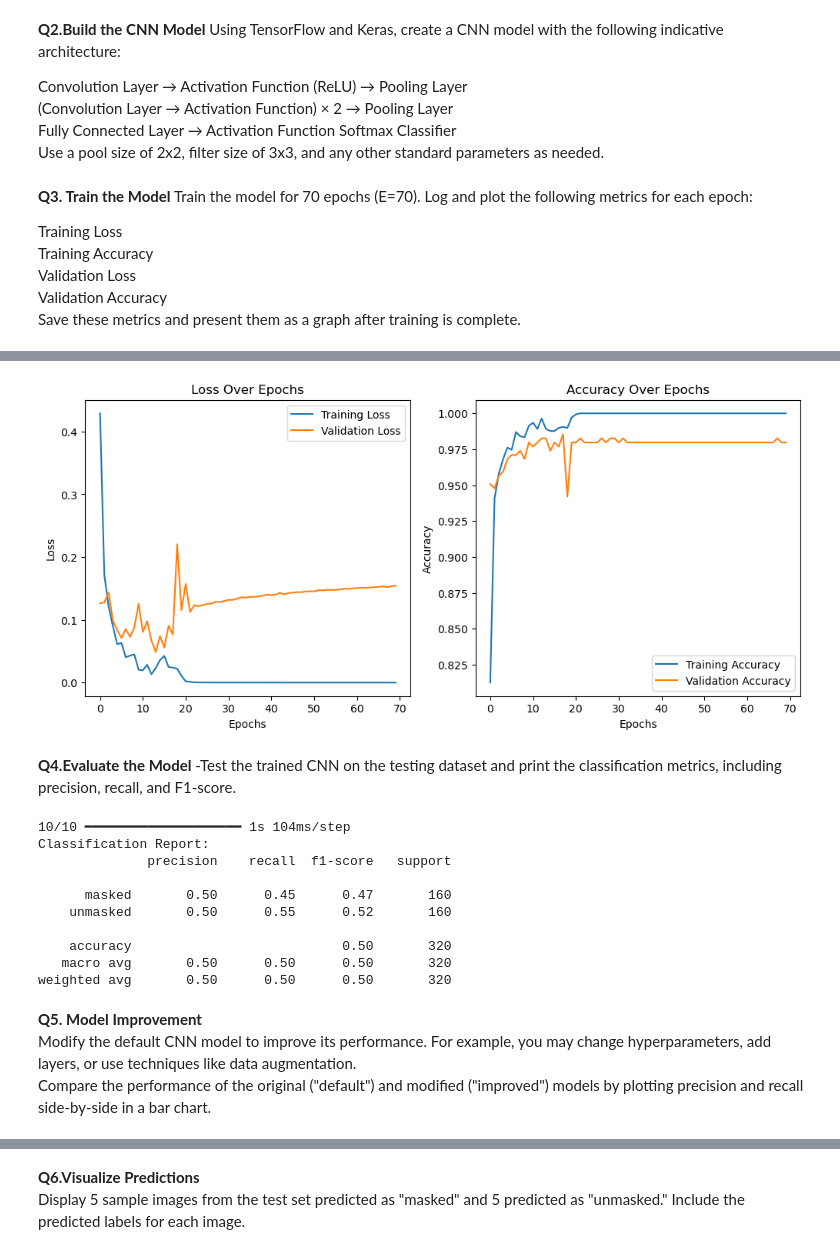
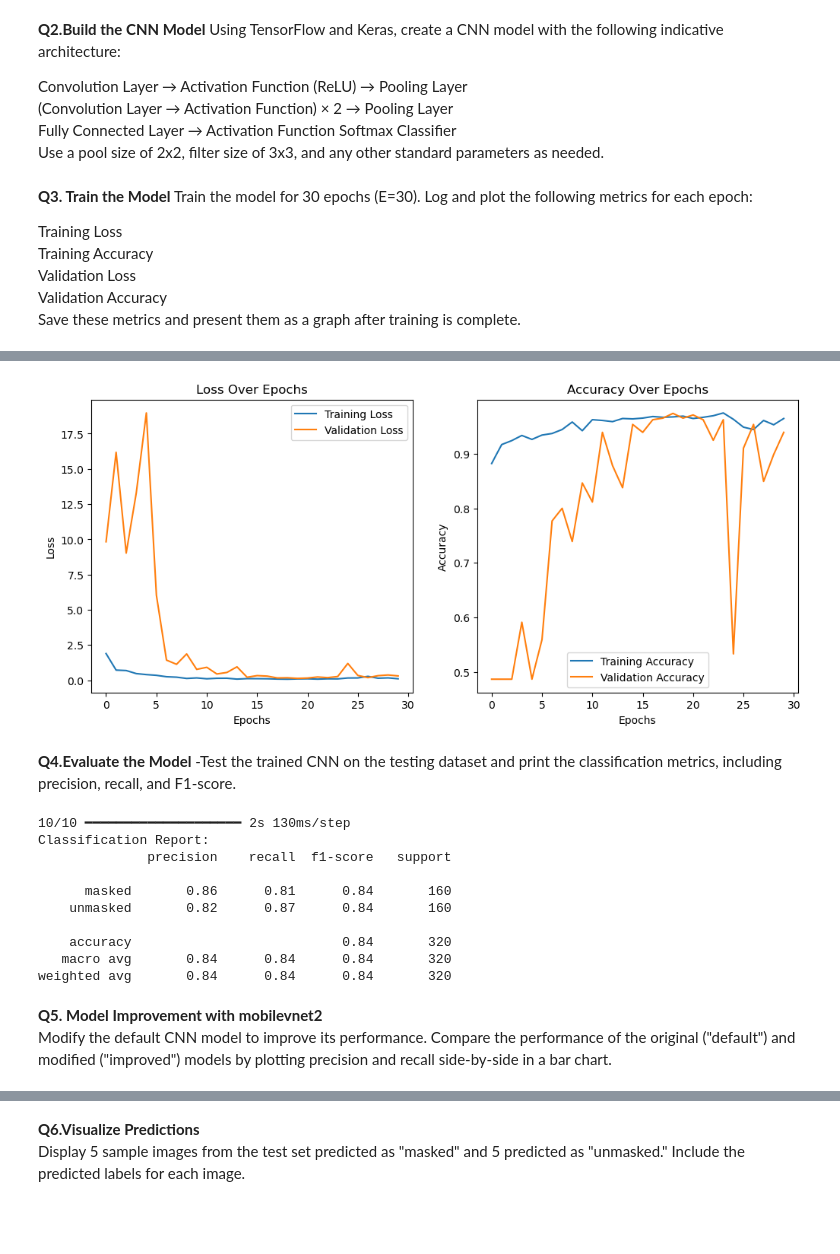
Before and after one commit to sumit-ag25/FaceMaskDetection, a Jupyter notebook: FaceMaskDetection.ipynb, the cells around one changed output, grey strips where cells are left out. Drawn from its saved outputs; the diff is of its cells as text; code cells hidden in the pictures; blank space fills up the shorter version.

```diff
--- a/FaceMaskDetection.ipynb
+++ b/FaceMaskDetection.ipynb
@@ -11,6 +11,9 @@ warnings.filterwarnings("ignore", category=UserWarning, module='keras')
 import tensorflow as tf
 from tensorflow.keras import layers, models
 from tensorflow.keras.preprocessing.image import ImageDataGenerator
+from tensorflow.keras.callbacks import EarlyStopping
+from sklearn.metrics import precision_score, recall_score
+from tensorflow.keras.applications import MobileNetV2
 import matplotlib.pyplot as plt
 import os
 from sklearn.metrics import classification_report, confusion_matrix
@@ -23,11 +26,22 @@ train_val_dir = os.path.join(data_dir, 'train_validate')
 test_dir = os.path.join(data_dir, 'test')
 
 # Data preprocessing
-image_size = (64, 64)
+image_size = (128, 128)
 batch_size = 32
 
 # Data Augmentation and Loading
-train_datagen = ImageDataGenerator(rescale=1./255, validation_split=0.2)
+train_datagen = ImageDataGenerator(
+    rescale=1./255,
+    validation_split=0.2,
+    rotation_range=20,
+    width_shift_range=0.1,
+    height_shift_range=0.1,
+    shear_range=0.1,
+    zoom_range=0.2,
+    horizontal_flip=True,
+    fill_mode='nearest'
+)
+
 
 train_generator = train_datagen.flow_from_directory(
     train_val_dir,
@@ -50,7 +64,8 @@ test_generator = test_datagen.flow_from_directory(
     test_dir,
     target_size=image_size,
     batch_size=batch_size,
-    class_mode='categorical'
+    class_mode='categorical',
+    shuffle=False
 )
 # %% [output]
 Found 1382 images belonging to 2 classes.
@@ -64,19 +79,23 @@ Convolution Layer → Activation Function (ReLU) → Pooling Layer
 Fully Connected Layer → Activation Function Softmax Classifier
 Use a pool size of 2x2, filter size of 3x3, and any other standard parameters as needed.
 # %%
-# CNN Model
 model = models.Sequential([
-    layers.Input(shape=(64, 64, 3)),
-    layers.Conv2D(32, (3, 3), activation='relu'),
-    layers.MaxPooling2D((2, 2)),
+    layers.Conv2D(32, (3, 3), activation='relu', input_shape=(128, 128, 3)),
+    layers.BatchNormalization(),
+    layers.MaxPooling2D(2, 2),
 
     layers.Conv2D(64, (3, 3), activation='relu'),
-    layers.Conv2D(64, (3, 3), activation='relu'),
-    layers.MaxPooling2D((2, 2)),
+    layers.BatchNormalization(),
+    layers.MaxPooling2D(2, 2),
+
+    layers.Conv2D(128, (3, 3), activation='relu'),
+    layers.BatchNormalization(),
+    layers.MaxPooling2D(2, 2),
 
     layers.Flatten(),
     layers.Dense(128, activation='relu'),
-    layers.Dense(2, activation='softmax')
+    layers.Dropout(0.5),
+    layers.Dense(2, activation='softmax')  # Use softmax for categorical
 ])
 
 # Compile the model
@@ -84,7 +103,7 @@ model.compile(optimizer='adam',
               loss='categorical_crossentropy',
               metrics=['accuracy'])
 # %% [markdown]
-__Q3. Train the Model__ Train the model for 70 epochs (E=70). Log and plot the following metrics for each epoch:
+__Q3. Train the Model__ Train the model for 30 epochs (E=30). Log and plot the following metrics for each epoch:
 
 Training Loss
 Training Accuracy
@@ -92,10 +111,14 @@ Validation Loss
 Validation Accuracy
 Save these metrics and present them as a graph after training is complete.
 # %%
+
+# Early stopping
+#early_stop = EarlyStopping(patience=5, restore_best_weights=True)
+
 # Train the model
 history = model.fit(
     train_generator,
-    epochs=70,
+    epochs=30,
     validation_data=validation_generator
 )
 
@@ -139,4 +162,4 @@ Epoch 70/70
-[figure, old version]
+[figure, new version]
 # %% [markdown]
 __Q4.Evaluate the Model__ -Test the trained CNN on the testing dataset and print the classification metrics, including precision, recall, and F1-score.
 # %%
@@ -149,18 +172,18 @@ y_true = test_generator.classes
 print('Classification Report:')
 print(classification_report(y_true, y_pred_classes, target_names=test_generator.class_indices.keys()))
 # %% [output]
-10/10 ━━━━━━━━━━━━━━━━━━━━ 1s 104ms/step
+10/10 ━━━━━━━━━━━━━━━━━━━━ 2s 130ms/step
 Classification Report:
               precision    recall  f1-score   support
 
-      masked       0.50      0.45      0.47       160
-    unmasked       0.50      0.55      0.52       160
+      masked       0.86      0.81      0.84       160
+    unmasked       0.82      0.87      0.84       160
 
-    accuracy                           0.50       320
-   macro avg       0.50      0.50      0.50       320
-weighted avg       0.50      0.50      0.50       320
+    accuracy                           0.84       320
+   macro avg       0.84      0.84      0.84       320
+weighted avg       0.84      0.84      0.84       320
 # %% [markdown]
-__Q5. Model Improvement__
-Modify the default CNN model to improve its performance. For example, you may change hyperparameters, add layers, or use techniques like data augmentation.
+__Q5. Model Improvement with mobilevnet2__
+Modify the default CNN model to improve its performance.
 Compare the performance of the original ("default") and modified ("improved") models by plotting precision and recall side-by-side in a bar chart.
 # %%
```
Also changed, not shown: parts of 4 cells of this notebook.
